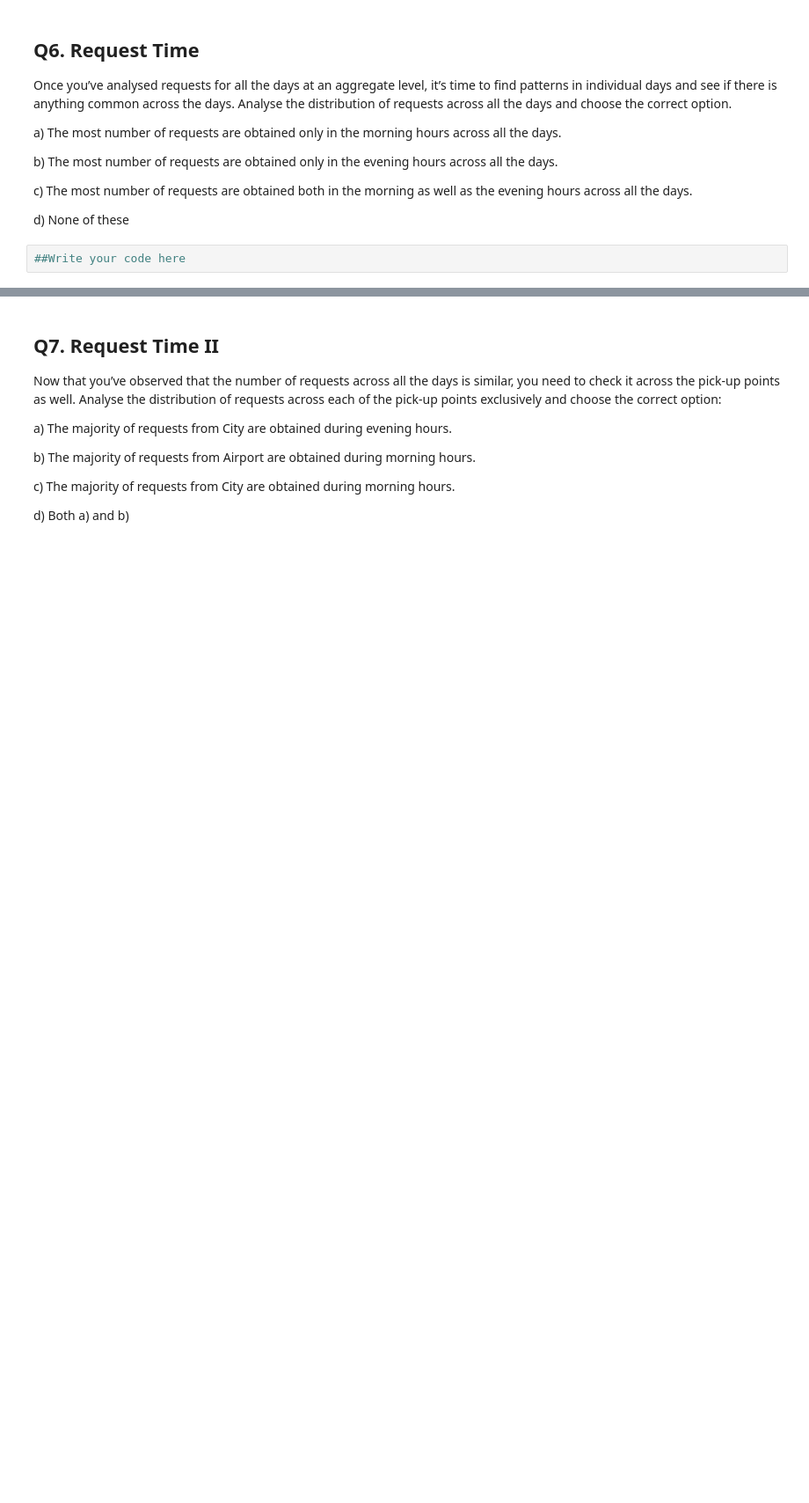
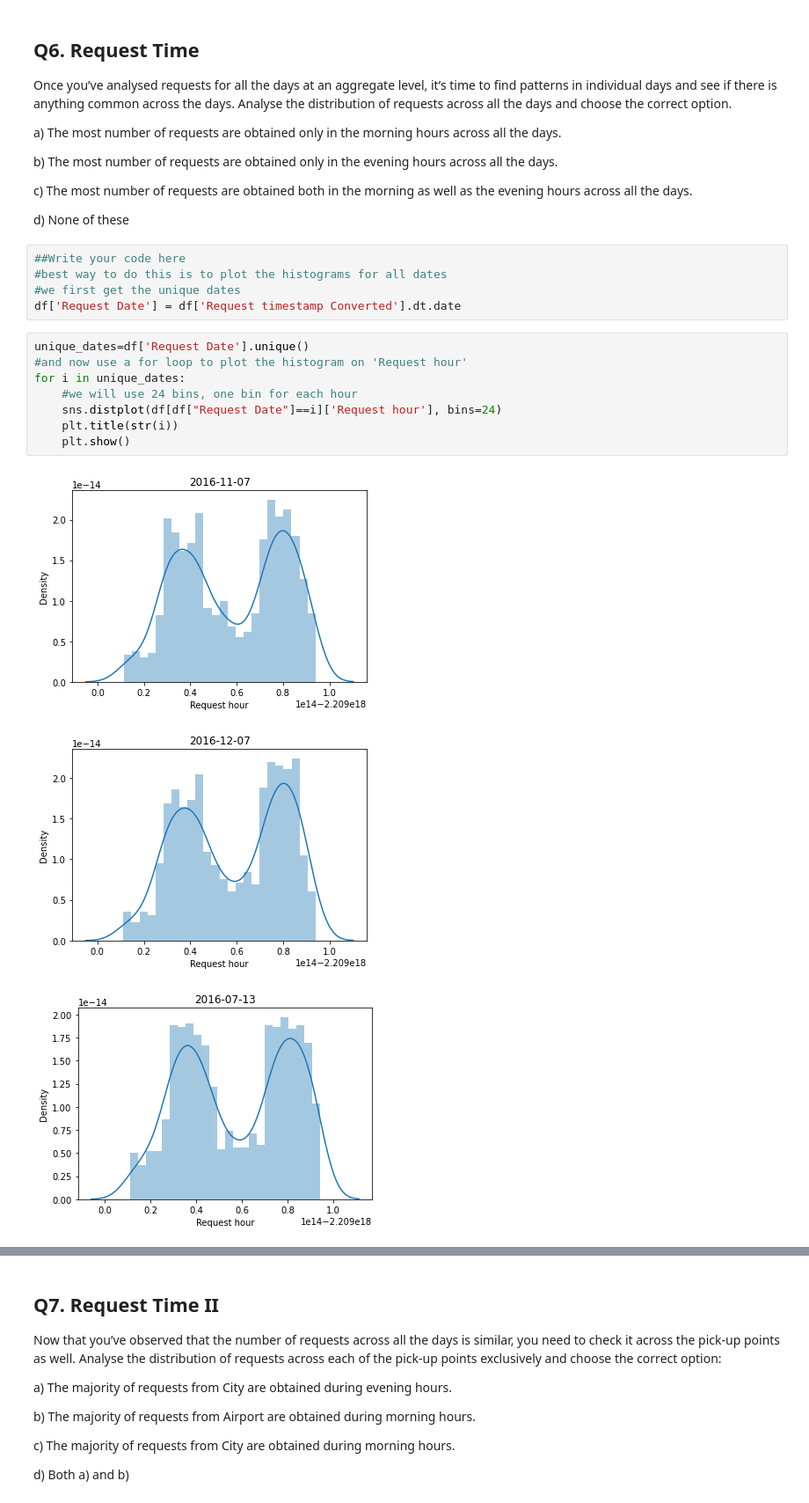
Before and after one commit to raghuldev/MachineLearning, a Jupyter notebook: EDA/Uber/Uber_Case_Study.ipynb, the cells around one changed output, grey strips where cells are left out. Shown: that part at 88% size. Cells and saved outputs as stored; diff of their text form; blank space fills up the shorter version.

```diff
--- a/EDA/Uber/Uber_Case_Study.ipynb
+++ b/EDA/Uber/Uber_Case_Study.ipynb
@@ -271,5 +271,20 @@ b) The most number of requests are obtained only in the evening hours across all
 c) The most number of requests are obtained both in the morning as well as the evening hours across all the days.
 
 d) None of these
-# %%
-##Write your code here
+# %%
+##Write your code here
+#best way to do this is to plot the histograms for all dates
+#we first get the unique dates
+df['Request Date'] = df['Request timestamp Converted'].dt.date
+# %%
+unique_dates=df['Request Date'].unique()
+#and now use a for loop to plot the histogram on 'Request hour'
+for i in unique_dates:
+    #we will use 24 bins, one bin for each hour
+    sns.distplot(df[df["Request Date"]==i]['Request hour'], bins=24)
+    plt.title(str(i))
+    plt.show()
+# %% [output]
+[figure, added]
+[figure, added]
+[figure, added]
```
Also changed, not shown: parts of 10 cells of this notebook.
